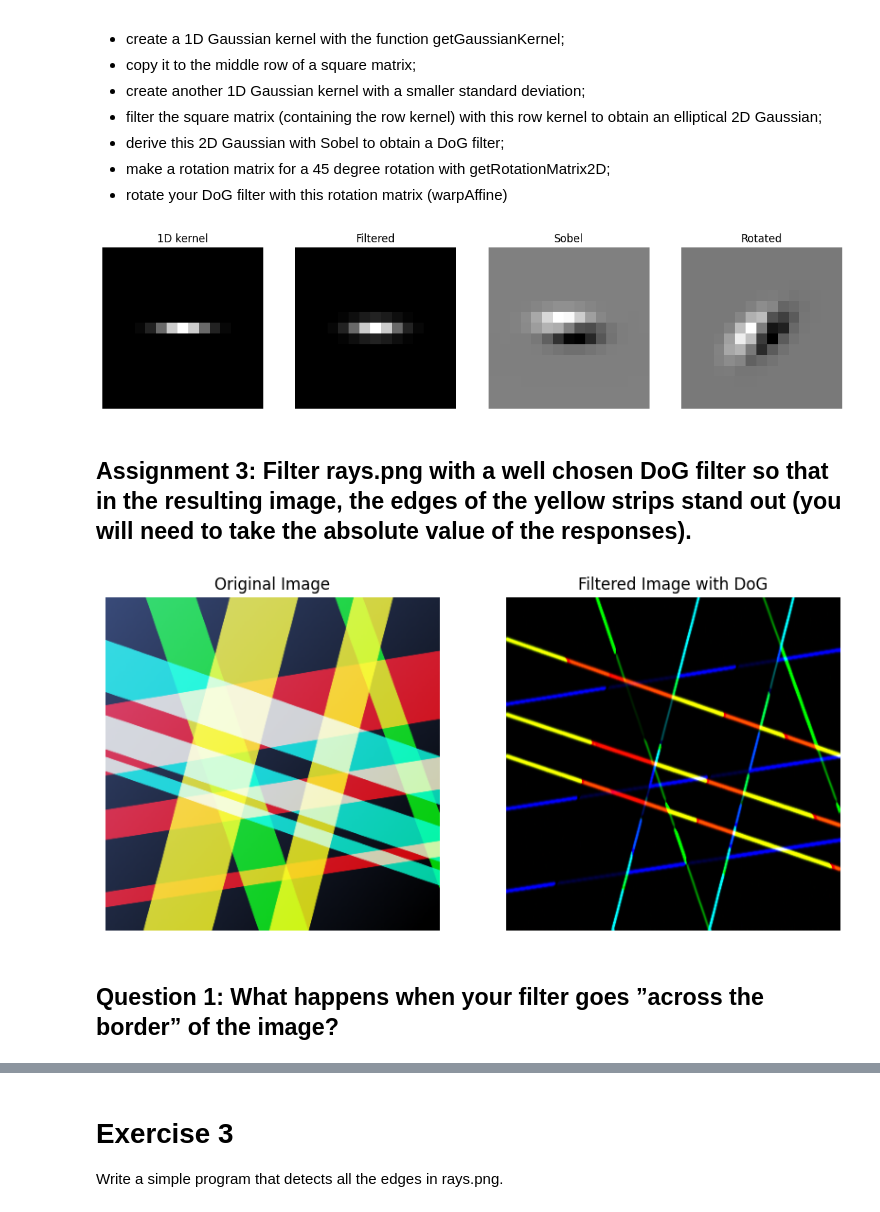
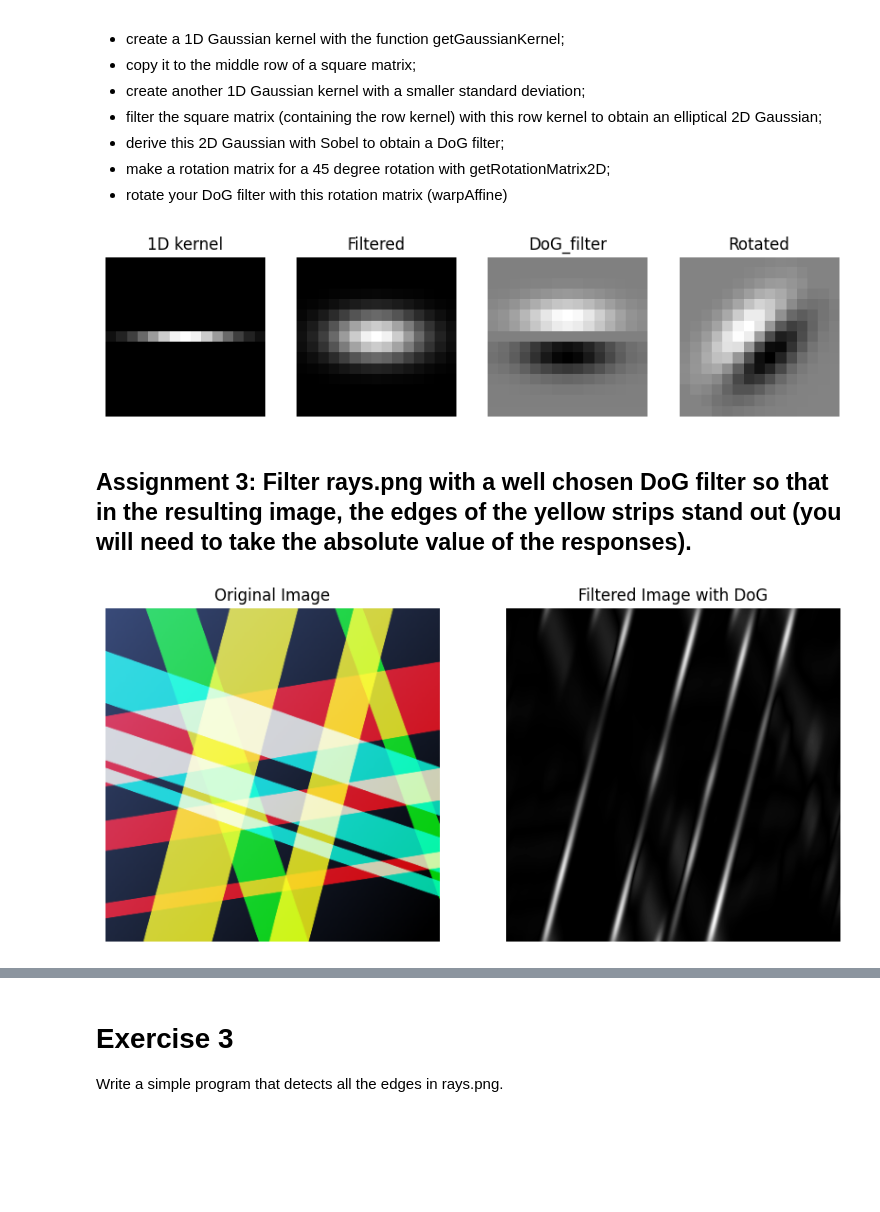
Before and after one commit to LucasVB-TheyCallMeAPoro/ComputerVisie, a Jupyter notebook: Lab1/Lab2_LucasVB.ipynb, the cells around one changed output, grey strips where cells are left out. Drawn from its saved outputs; the diff is of its cells as text; code cells hidden in the pictures; blank space fills up the shorter version.

```diff
--- a/Lab1/Lab2_LucasVB.ipynb
+++ b/Lab1/Lab2_LucasVB.ipynb
@@ -41,70 +41,88 @@ Gaussian;
 - rotate your DoG filter with this rotation matrix (warpAffine)
 # %%
 size = 15
-sigma1 = 1.5
-sigma2 = 0.5
+sigma1 = 3
+sigma2 = 1.5
 square = np.zeros((size,size))
-fig, axes = plt.subplots(1, 4, figsize=(15, 5))
+fig, axes = plt.subplots(1, 4, figsize=(10, 10))
 
 
 kernel_1 = cv.getGaussianKernel(size,sigma1).flatten()
 
 kernel_2 = cv.getGaussianKernel(size,sigma2)
 DoG_filter = square
 DoG_filter[7] = kernel_1
 axes[0].imshow(DoG_filter,cmap='gray')
 axes[0].set_title("1D kernel")
 axes[0].axis('off')
 
 
 DoG_filter = cv.filter2D(DoG_filter, -1, kernel_2)
 axes[1].imshow(DoG_filter,cmap='gray')
 axes[1].set_title("Filtered")
 axes[1].axis('off')
 
-sobel_x = cv.Sobel(DoG_filter, cv.CV_64F, 1, 0, ksize=3)
-sobel_y = cv.Sobel(DoG_filter, cv.CV_64F, 0, 1, ksize=3)
-DoG_filter = sobel_x + sobel_y
+sobel = cv.Sobel(DoG_filter, cv.CV_64F, 0, 1, ksize=3)
+DoG_filter = sobel
+
 axes[2].imshow(DoG_filter,cmap='gray')
-axes[2].set_title("Sobel")
+axes[2].set_title("DoG_filter")
 axes[2].axis('off')
 
 rotation_matrix = cv.getRotationMatrix2D((size/2, size/2), 45, 1)
 
 dog_filter_rotated = cv.warpAffine(DoG_filter, rotation_matrix, (size, size))
 axes[3].imshow(dog_filter_rotated,cmap='gray')
 axes[3].set_title("Rotated")
 axes[3].axis('off')
 
 plt.show()
 # %% [output]
-[figure, old version]
+[figure, new version]
 # %% [markdown]
 ## Assignment 3: Filter rays.png with a well chosen DoG filter so that in the resulting image, the edges of the yellow strips stand out (you will need to take the absolute value of the responses).
 # %%
+rays_gray = cv.imread("./Images/rays.png",cv.IMREAD_GRAYSCALE)
+rays_gray = np.float32(rays_gray)
 rays = cv.imread("./Images/rays.png")
 
-rotation_matrix = cv.getRotationMatrix2D((size/2, size/2), 90, 1)
+# Define the parameters for the Gaussian kernels
+sigma1 = 20
+sigma2 = 2
+size = 99
 
-dog_filter_rotated = cv.warpAffine(DoG_filter, rotation_matrix, (size, size))
+# Create the Gaussian kernels
+kernel1 = cv.getGaussianKernel(ksize=size, sigma=sigma1).transpose()
+kernel2 = cv.getGaussianKernel(ksize=size, sigma=sigma2)
 
-filtered_image = cv.filter2D(rays, -1, dog_filter_rotated)
+dog_filter = np.zeros((size,size))
+dog_filter[size//2] = kernel1
 
-filtered_image_abs = np.abs(filtered_image)
-filtered_image_rescaled = filtered_image_abs / np.max(filtered_image_abs) - 0.5
-filtered_image_rescaled += 0.5
+# Compute the Difference of Gaussians (DoG) filter
+dog_filter = cv.filter2D(dog_filter, -1, kernel_2)
 
-plt.figure(figsize=(10, 5))
+dog_filter = cv.Sobel(dog_filter, cv.CV_64F, 0, 1, ksize=3)
+#dog_filter = sobel
+
+rotation_matrix = cv.getRotationMatrix2D((size//2, size//2), 75, 1)
+
+dog_filter_rotated = cv.warpAffine(dog_filter, rotation_matrix, (size, size))
+
+# Convolve the image with the DoG filter
+filtered_image_rays = cv.filter2D(rays_gray, -1, dog_filter_rotated)
+
+# Take the absolute value of the filtered image
+filtered_image_rays = np.uint8(np.abs(filtered_image_rays))
+
+plt.figure(figsize=(10, 10))
 plt.subplot(1, 2, 1)
 plt.axis('off')
 plt.imshow(cv.cvtColor(rays, cv.COLOR_BGR2RGB))
 plt.title('Original Image')
 plt.subplot(1, 2, 2)
-plt.imshow(filtered_image_rescaled, cmap='gray', vmin=0, vmax=1)
+plt.imshow(filtered_image_rays, cmap='gray')
 plt.title('Filtered Image with DoG')
 plt.axis('off')
 plt.show()
 # %% [output]
-[figure, old version]
+[figure, new version]
-# %% [markdown]
-## Question 1: What happens when your filter goes ”across the border” of the image?
```
Also changed, not shown: parts of 14 cells of this notebook.
